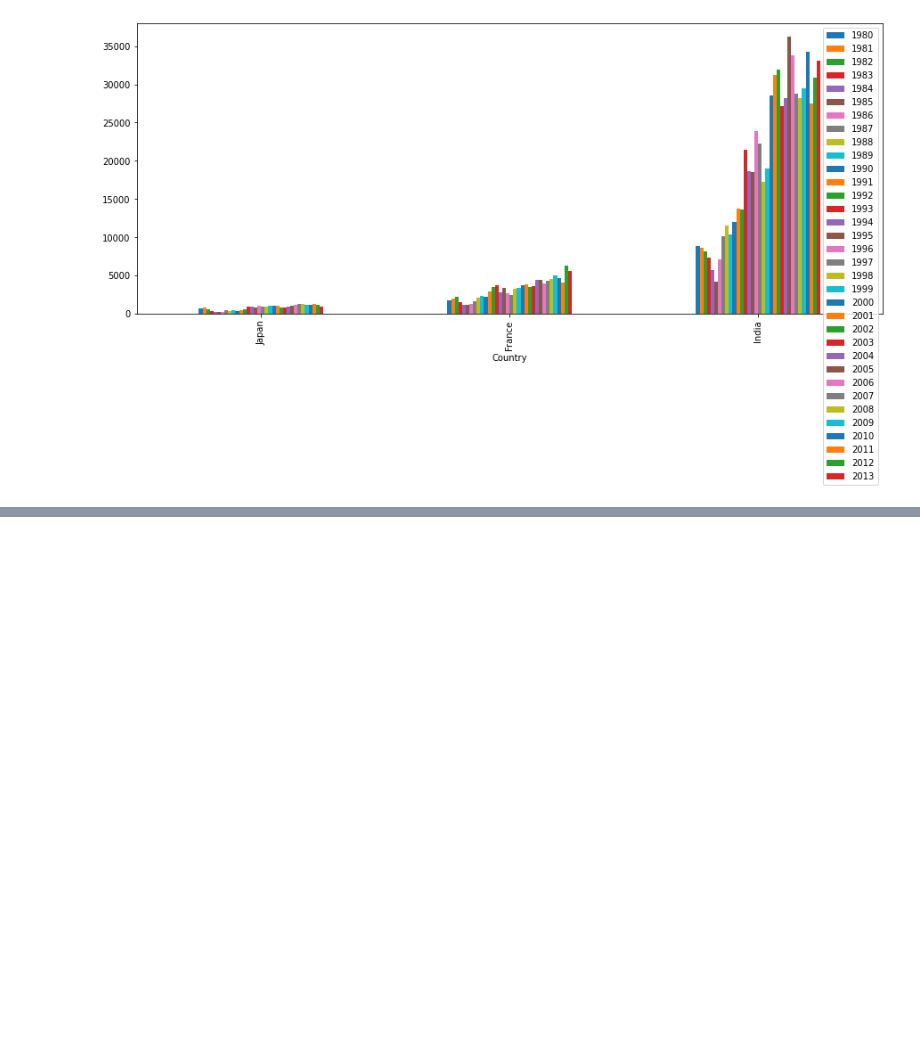
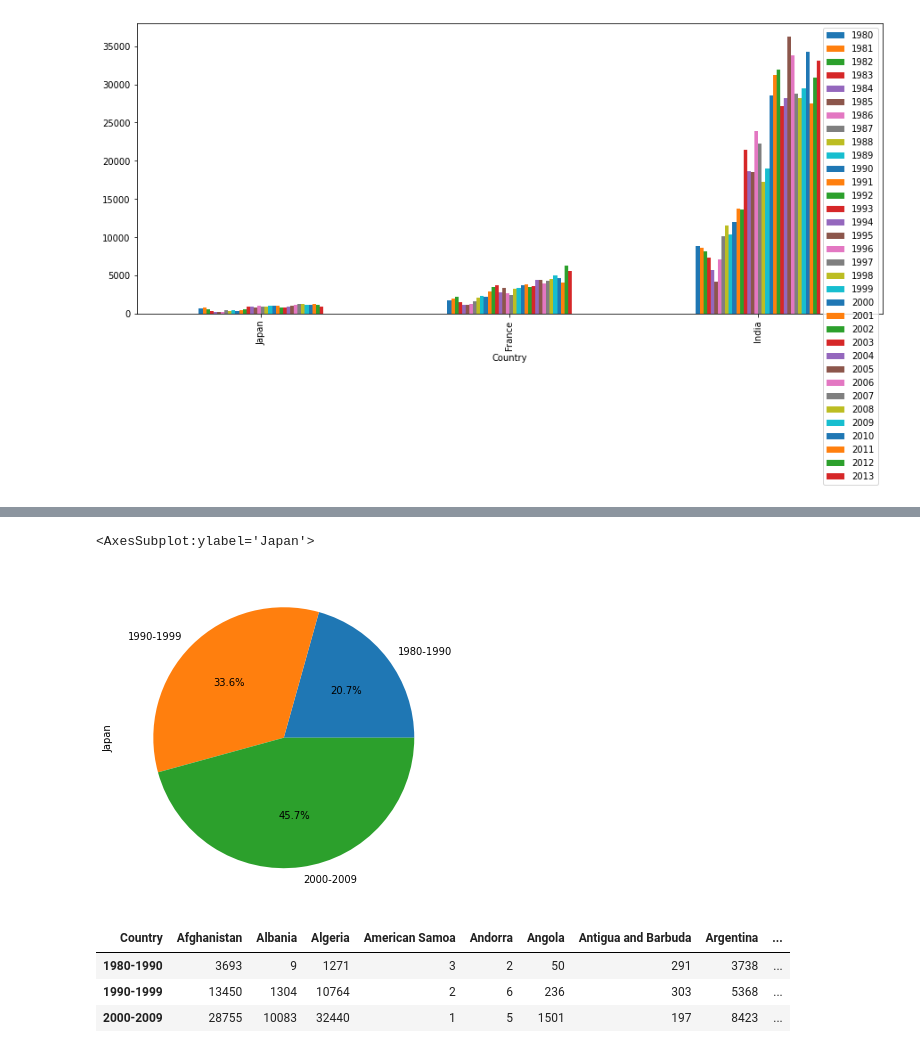
Before and after one commit to sameer5322/python_course, a Jupyter notebook: datascience/analysis.ipynb, the cells around one changed output, grey strips where cells are left out. Cells and saved outputs as stored; diff of their text form; code cells hidden in the pictures; blank space fills up the shorter version.

```diff
--- a/datascience/analysis.ipynb
+++ b/datascience/analysis.ipynb
@@ -142,0 +241,7 @@ canada.loc[['Japan','France','India',],years].plot(kind='bar',figsize=(15,6),sty
+# %%
+decade_cols = ['1980-1990','1990-1999','2000-2009']
+plt.figure(facecolor='white')
+canada.loc['Japan',decade_cols].plot(kind='pie',figsize=(10,6), autopct='%1.1f%%')
+# %% [output]
+<AxesSubplot:ylabel='Japan'>
+[figure, added]
@@ -142,0 +250,7 @@ canada.loc[['Japan','France','India',],years].plot(kind='bar',figsize=(15,6),sty
+# %%
+canada.loc[country_list,decade_cols].T
+# %% [output]
+| Country | Afghanistan | Albania | Algeria | American Samoa | Andorra | Angola | Antigua and Barbuda | Argentina | ... |
+| 1980-1990 | 3693 | 9 | 1271 | 3 | 2 | 50 | 291 | 3738 | ... |
+| 1990-1999 | 13450 | 1304 | 10764 | 2 | 6 | 236 | 303 | 5368 | ... |
+| 2000-2009 | 28755 | 10083 | 32440 | 1 | 5 | 1501 | 197 | 8423 | ... |
```
Also changed, not shown: parts of 21 cells of this notebook, 2 other files.
